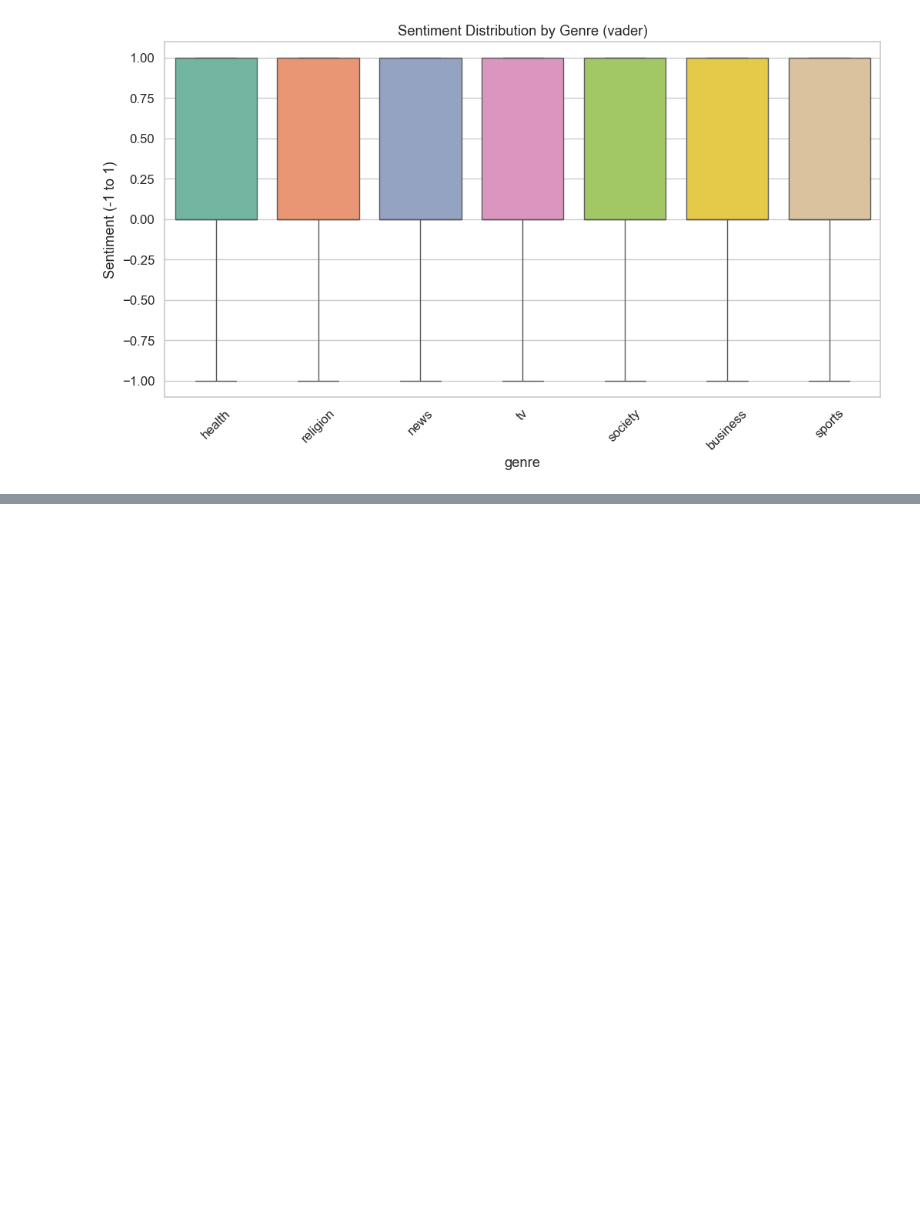
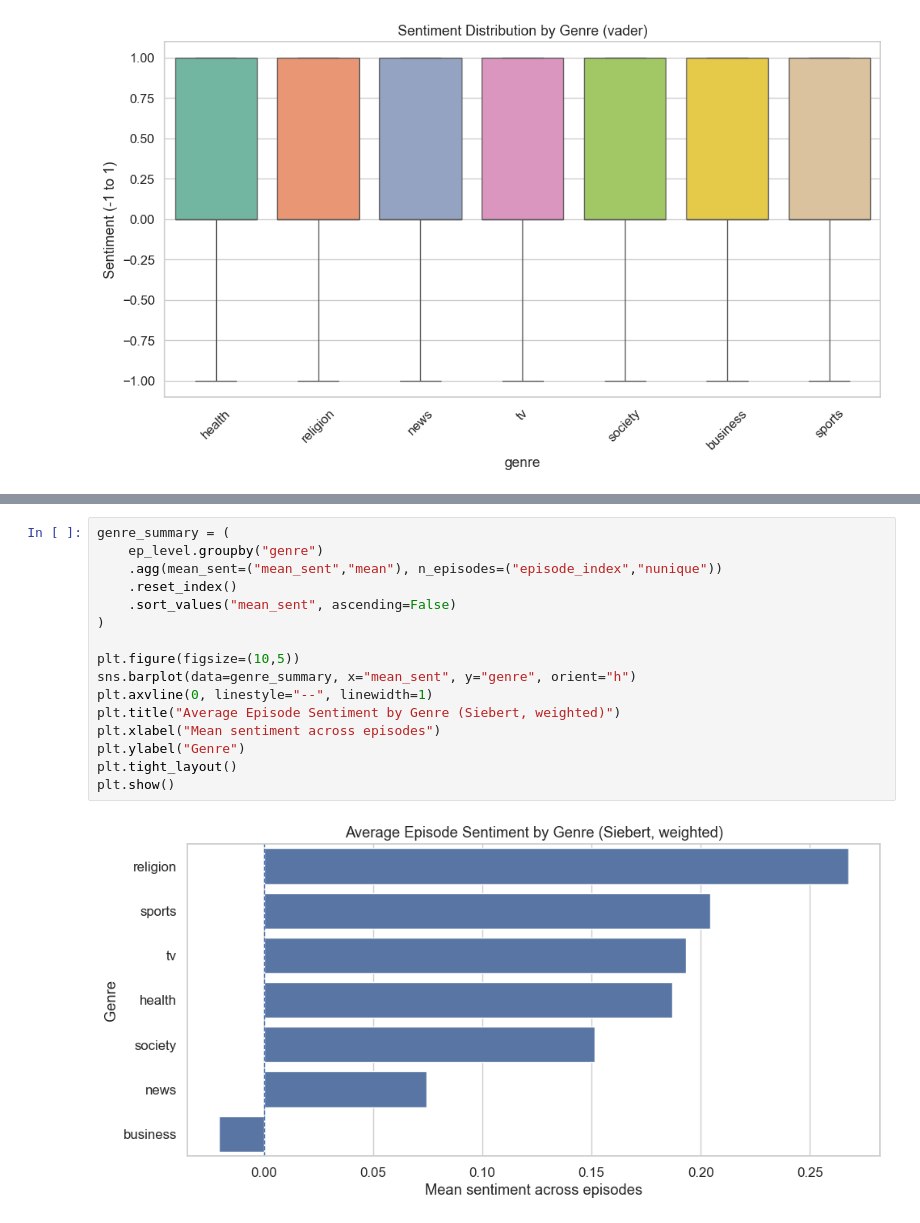
Before and after one commit to au-nlp/project-milestone-p2-group4, a Jupyter notebook: sentiment_analysis.ipynb, the cells around one changed output, grey strips where cells are left out. Saved outputs shown, nothing was run; the diff lists cells and outputs as text; blank space fills up the shorter version.

```diff
--- a/sentiment_analysis.ipynb
+++ b/sentiment_analysis.ipynb
@@ -519,0 +615,18 @@ Passing `palette` without assigning `hue` is deprecated and will be removed in v
+# %%
+genre_summary = (
+    ep_level.groupby("genre")
+    .agg(mean_sent=("mean_sent","mean"), n_episodes=("episode_index","nunique"))
+    .reset_index()
+    .sort_values("mean_sent", ascending=False)
+)
+
+plt.figure(figsize=(10,5))
+sns.barplot(data=genre_summary, x="mean_sent", y="genre", orient="h")
+plt.axvline(0, linestyle="--", linewidth=1)
+plt.title("Average Episode Sentiment by Genre (Siebert, weighted)")
+plt.xlabel("Mean sentiment across episodes")
+plt.ylabel("Genre")
+plt.tight_layout()
+plt.show()
+# %% [output]
+[figure, added]
```
Also changed, not shown: parts of 12 cells of this notebook, 1 other file.
